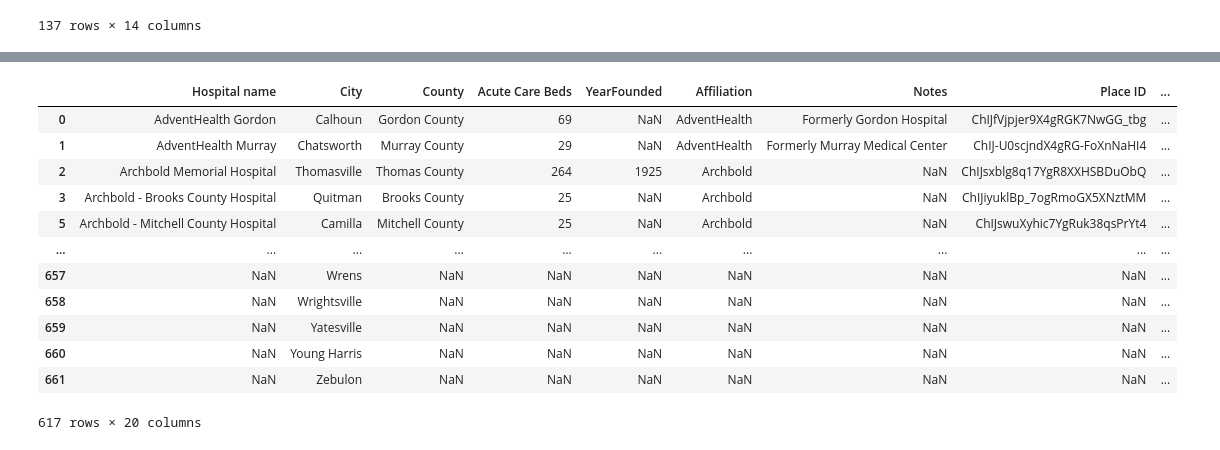
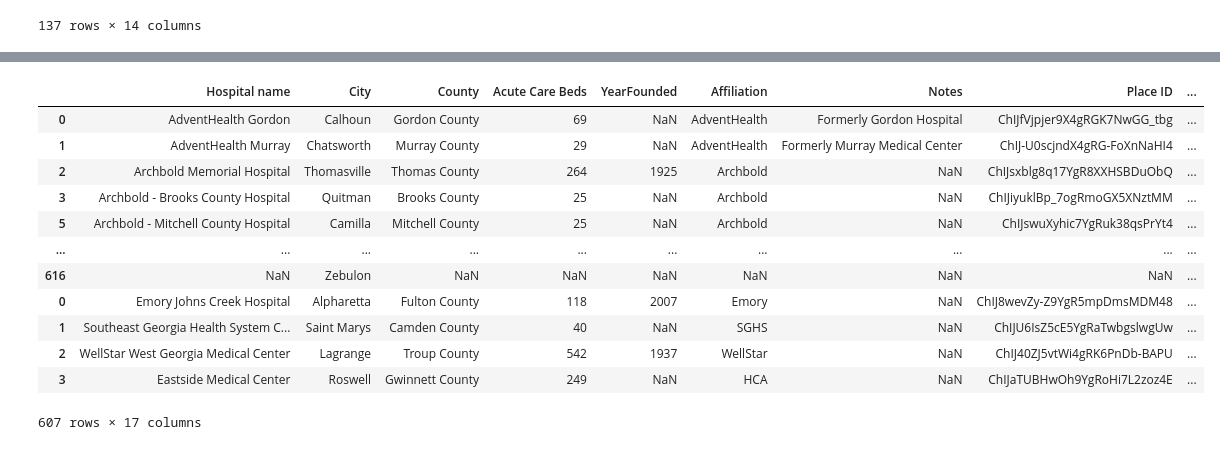
Before and after one commit to jtilenis/Data_Scavengers, a Jupyter notebook: hospital_api.ipynb, the cells around one changed output, grey strips where cells are left out. Saved outputs shown, nothing was run; the diff lists cells and outputs as text; code cells hidden in the pictures.

Commit message:
pushing v8 hospital data

```diff
--- a/hospital_api.ipynb
+++ b/hospital_api.ipynb
@@ -594,0 +594,10 @@ census_cities.to_csv(r"census_cities.csv")
+# %%
+#formatting
+del updated_city_names['City']
+del updated_city_names['city_map_old']
+del updated_city_names['Median Income']
+del updated_city_names['Population']
+del updated_city_names['Joined']
+
+
+updated_city_names = updated_city_names.rename(columns={"city_map_new" : "City", "Latitude_x" : "Latitude"})
@@ -594,0 +619,4 @@ census_cities.to_csv(r"census_cities.csv")
+# %%
+#Re-merging the now fixed data with the census data
+group2 = pd.merge(updated_city_names, census, how = 'inner', on = 'City')
+group2
@@ -595,4 +629,4 @@ census_cities.to_csv(r"census_cities.csv")
 # %%
-#rows that did join successfully
-joined = city_merge.loc[city_merge['Joined'] == False]
-#joined.to_csv(r"Cleaned_Hospital_v3.csv")
+#rows that did join successfully from the beginning
+group1 = city_merge.loc[city_merge['Joined'] == False]
+group1
@@ -654,0 +647,4 @@ joined
+# %%
+#Merging the now fixed data with the originally correct data
+updated_data = pd.concat([group1,group2])
+updated_data
@@ -655,19 +665,21 @@ joined
 # %%
-joined = joined.rename(columns={"Latitude_x" : "Hospital Latitude", "Longtitude" : "Hospital Longtitude", "Zip Code" : "Hospital Zip Code", "ZIP" : "City Zip Code", "Latitude_y": "City Latitude", "Longitude": "City Longtitude"})
-joined
+#Cleaning Up data
+updated_data['Acute Care Beds'] = updated_data['Acute Care Beds'].replace(to_replace='[citation needed]',value="",regex=True)
+updated_data = updated_data.rename(columns={"Latitude_x" : "Hospital Latitude", "Longtitude" : "Hospital Longtitude", "Zip Code" : "Hospital Zip Code", "ZIP" : "City Zip Code", "Latitude_y": "City Latitude", "Longitude": "City Longtitude"})
+updated_data
 # %% [output]
 |  | Hospital name | City | County | Acute Care Beds | YearFounded | Affiliation | Notes | Place ID | ... |
 | 0 | AdventHealth Gordon | Calhoun | Gordon County | 69 | NaN | AdventHealth | Formerly Gordon Hospital | ChIJfVjpjer9X4gRGK7NwGG_tbg | ... |
 | 1 | AdventHealth Murray | Chatsworth | Murray County | 29 | NaN | AdventHealth | Formerly Murray Medical Center | ChIJ-U0scjndX4gRG-FoXnNaHI4 | ... |
 | 2 | Archbold Memorial Hospital | Thomasville | Thomas County | 264 | 1925 | Archbold | NaN | ChIJsxblg8q17YgR8XXHSBDuObQ | ... |
 | 3 | Archbold - Brooks County Hospital | Quitman | Brooks County | 25 | NaN | Archbold | NaN | ChIJiyuklBp_7ogRmoGX5XNztMM | ... |
 | 5 | Archbold - Mitchell County Hospital | Camilla | Mitchell County | 25 | NaN | Archbold | NaN | ChIJswuXyhic7YgRuk38qsPrYt4 | ... |
 | ... | ... | ... | ... | ... | ... | ... | ... | ... | ... |
-| 657 | NaN | Wrens | NaN | NaN | NaN | NaN | NaN | NaN | ... |
-| 658 | NaN | Wrightsville | NaN | NaN | NaN | NaN | NaN | NaN | ... |
-| 659 | NaN | Yatesville | NaN | NaN | NaN | NaN | NaN | NaN | ... |
-| 660 | NaN | Young Harris | NaN | NaN | NaN | NaN | NaN | NaN | ... |
-| 661 | NaN | Zebulon | NaN | NaN | NaN | NaN | NaN | NaN | ... |
+| 616 | NaN | Zebulon | NaN | NaN | NaN | NaN | NaN | NaN | ... |
+| 0 | Emory Johns Creek Hospital | Alpharetta | Fulton County | 118 | 2007 | Emory | NaN | ChIJ8wevZy-Z9YgR5mpDmsMDM48 | ... |
+| 1 | Southeast Georgia Health System C... | Saint Marys | Camden County | 40 | NaN | SGHS | NaN | ChIJU6IsZ5cE5YgRaTwbgslwgUw | ... |
+| 2 | WellStar West Georgia Medical Center | Lagrange | Troup County | 542 | 1937 | WellStar | NaN | ChIJ40ZJ5vtWi4gRK6PnDb-BAPU | ... |
+| 3 | Eastside Medical Center | Roswell | Gwinnett County | 249 | NaN | HCA | NaN | ChIJaTUBHwOh9YgRoHi7L2zoz4E | ... |
-617 rows × 20 columns
+607 rows × 17 columns
 # %%
 #updating datatypes
```
Also changed, not shown: parts of 52 cells of this notebook, 5 other files.
